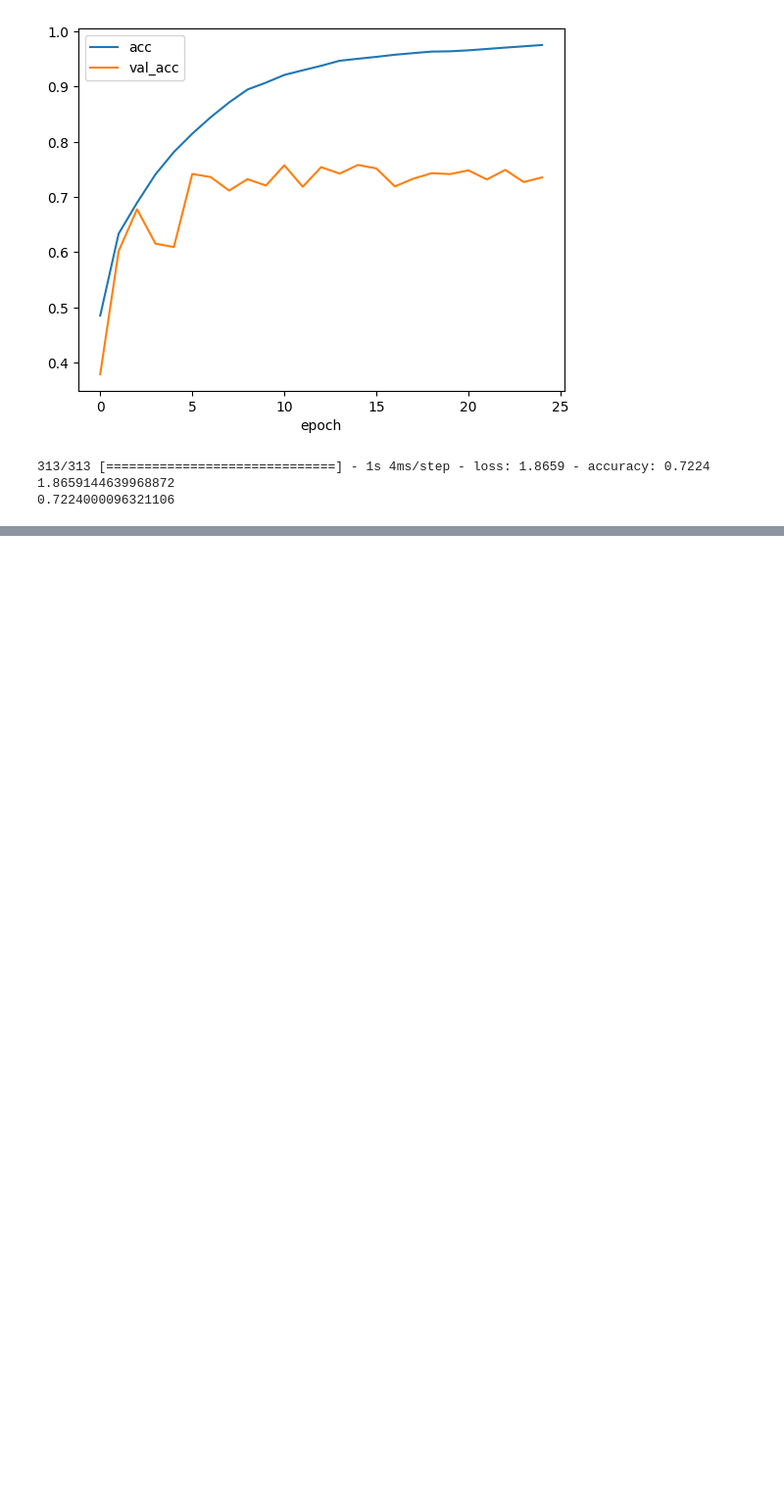
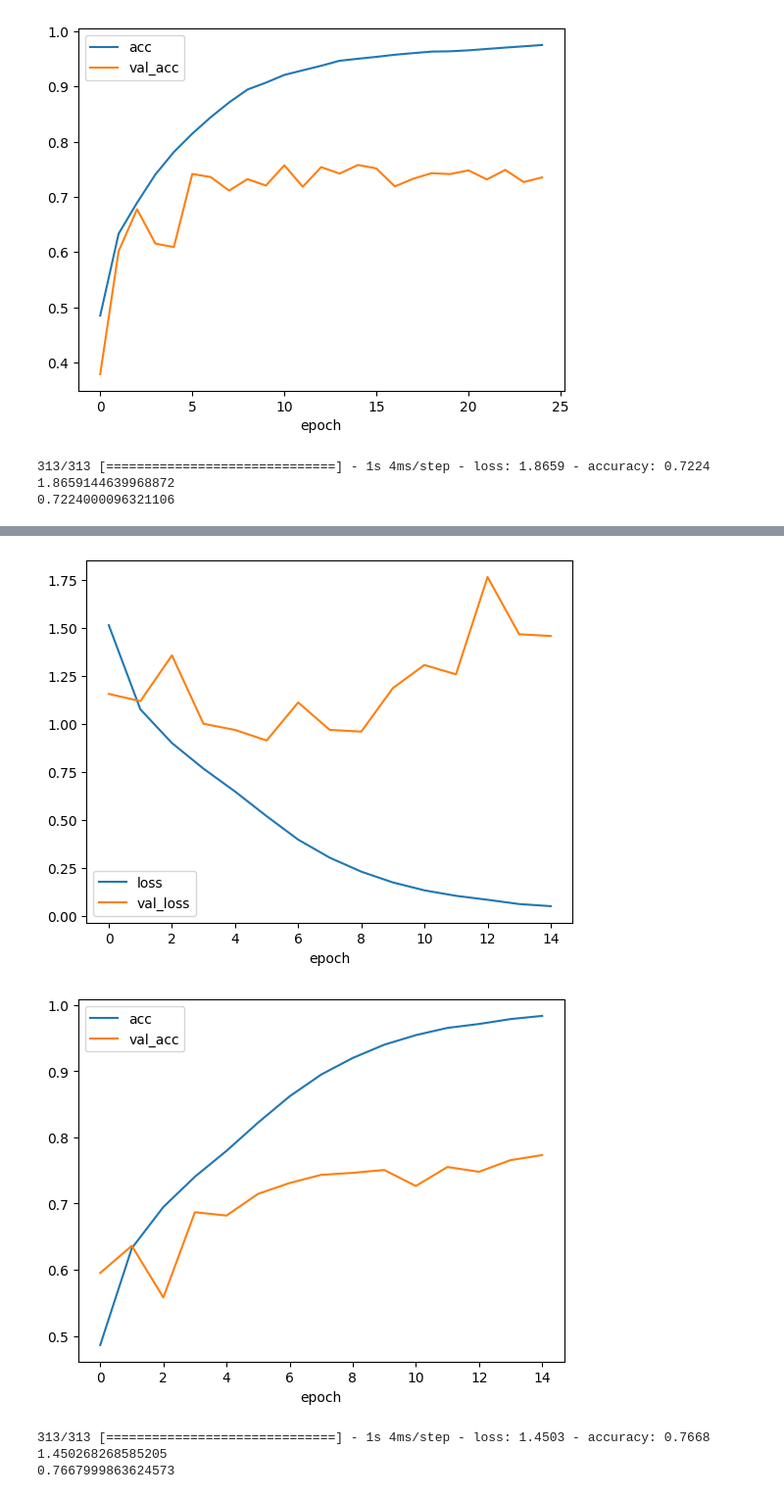
Before and after one commit to Beebruna/Data_Science_Training, a Jupyter notebook: cifar10_cnn.ipynb, the cells around one changed output, grey strips where cells are left out. Shown at 98% size. Drawn from its saved outputs; the diff is of its cells as text; code cells hidden in the pictures; blank space fills up the shorter version.

```diff
--- a/cifar10_cnn.ipynb
+++ b/cifar10_cnn.ipynb
@@ -167,0 +193,16 @@ print_eval(test_images, test_labels)
+# %%
+def scheduler(epoch, lr):
+    if epoch < 5:
+        return lr
+    else:
+        return lr * tf.math.exp(-0.1)
+# %%
+model = def_model()
+meus_callbacks = [
+    keras.callbacks.LearningRateScheduler(scheduler), # Monitora a loss function
+    keras.callbacks.ModelCheckpoint(
+        save_best_only = True,
+        filepath='best_model.h5') # persiste o modelo
+]
+
+history = model.fit(train_images, train_labels, epochs=15, validation_split=0.2, callbacks=meus_callbacks)
@@ -167,0 +227,9 @@ print_eval(test_images, test_labels)
+# %%
+plot_history(history)
+print_eval(test_images, test_labels)
+# %% [output]
+[figure, added]
+[figure, added]
+313/313 [==============================] - 1s 4ms/step - loss: 1.4503 - accuracy: 0.7668
+1.450268268585205
+0.7667999863624573
```
Also changed, not shown: parts of 18 cells of this notebook.
